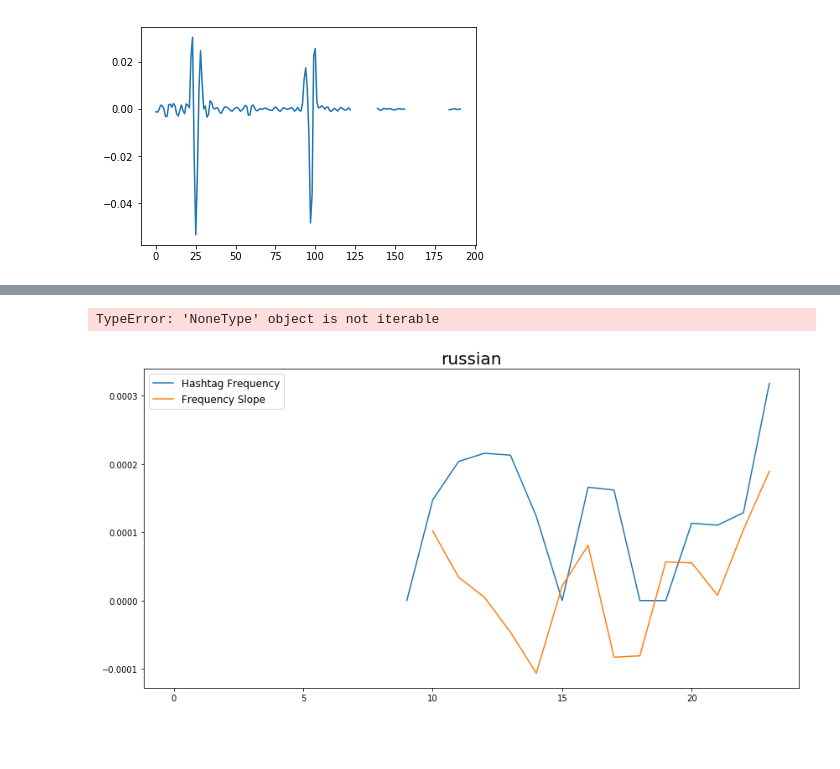
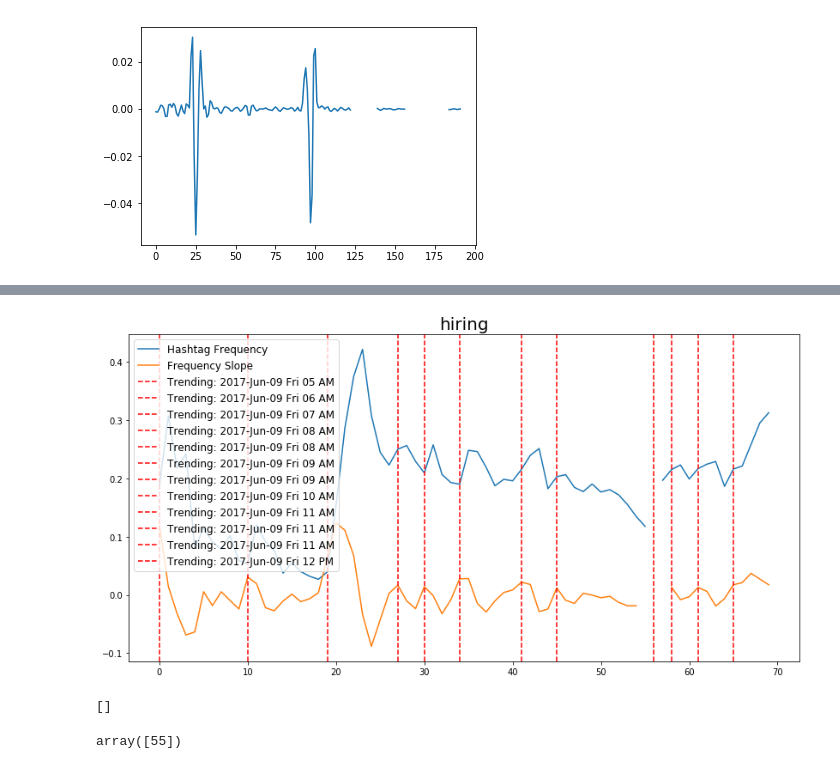
Before and after one commit to joyce-lin/Project_Twitter_NLP, a Jupyter notebook: ipynb/Hashtags_Modeling_WhatsTrending.ipynb, the cells around one changed output, grey strips where cells are left out. Cells and saved outputs as stored; diff of their text form; code cells hidden in the pictures; blank space fills up the shorter version.

```diff
--- a/ipynb/Hashtags_Modeling_WhatsTrending.ipynb
+++ b/ipynb/Hashtags_Modeling_WhatsTrending.ipynb
@@ -166,6 +197,7 @@ hashtag_name
 # %%
 hashtag_name = hashtags_countvec.get_feature_names()
 tag = []
+start_time = min(df['created_datetime'])
 for window in tqdm(range(windows)):
         start_time = start_time
         end_time = start_time + time_lag
@@ -306,5 +317,0 @@ hashtag_trend('Warriors')
-# %%
-hashtag_trend('Russian')
-# %% [output]
-TypeError: 'NoneType' object is not iterable
-[figure, removed]
@@ -314,0 +318,57 @@ hashtag_trend('china')
+# %%
+time_delta = max(df['created_datetime']) - min(df['created_datetime'])
+time_window = time_delta.components.days*24 + time_delta.components.hours
+time_lag = timedelta(hours = .25)
+time_gap = timedelta(hours = .1)
+windows = int(round(time_delta/time_gap,0))
+time_format = '%Y-%h-%d %a %I %p'
+from_zone = tz.tzutc()
+#to_zone = tz.tzlocal()
+to_zone = 'US/Pacific'
+def hashtag_trend(hashtag):
+    hashtag = hashtag.lower()
+    arr = []
+    start_time = min(df['created_datetime'])
+    for window in range(windows):
+        start_time = start_time
+        end_time = start_time + time_lag
+        subset = df['hashtags'][((df['created_datetime'] < end_time) & (df['created_datetime'] > start_time))]
+        h = subset.str.contains(hashtag).mean()
+        arr.append(h)
+        start_time += time_gap
+    arr = np.array(arr)
+
+    grad = np.gradient(arr)
+    tr = np.argwhere(grad>.01).reshape(1,-1)[0]
+    spikes = []
+    [spikes.append(i) for i in tr if (i-1) not in tr]
+    plt.figure(figsize=(14,7))
+    plt.plot(arr, label='Hashtag Frequency')
+    plt.plot(grad, label='Frequency Slope')
+
+    for i,j in enumerate(spikes):
+        spiketime = (min(df['created_datetime']) + time_gap * j)
+        spiketime = spiketime.replace(tzinfo=from_zone)
+        spiketime_et = spiketime.astimezone(to_zone)
+        spiketime_et = spiketime_et.strftime(time_format)
+
+        plt.axvline(j, color = 'r',linestyle='dashed', label = 'Trending: {}'.format(spiketime_et))
+    plt.title(hashtag, fontsize=20)
+    plt.legend(fontsize=12)
+    return  arr, grad
+# %%
+arr, grad = hashtag_trend('hiring')
+# %% [output]
+[figure, added]
+# %%
+spikes = []
+tr = np.argwhere(grad>.01).reshape(1,-1)[0]
+[spikes.append(i) for i in tr if (i-1) not in tr]
+
+spikes
+# %% [output]
+[]
+# %%
+np.argmax(grad).reshape(1,-1)[0]
+# %% [output]
+array([55])
```
Also changed, not shown: parts of 25 cells of this notebook, 7 other files.
